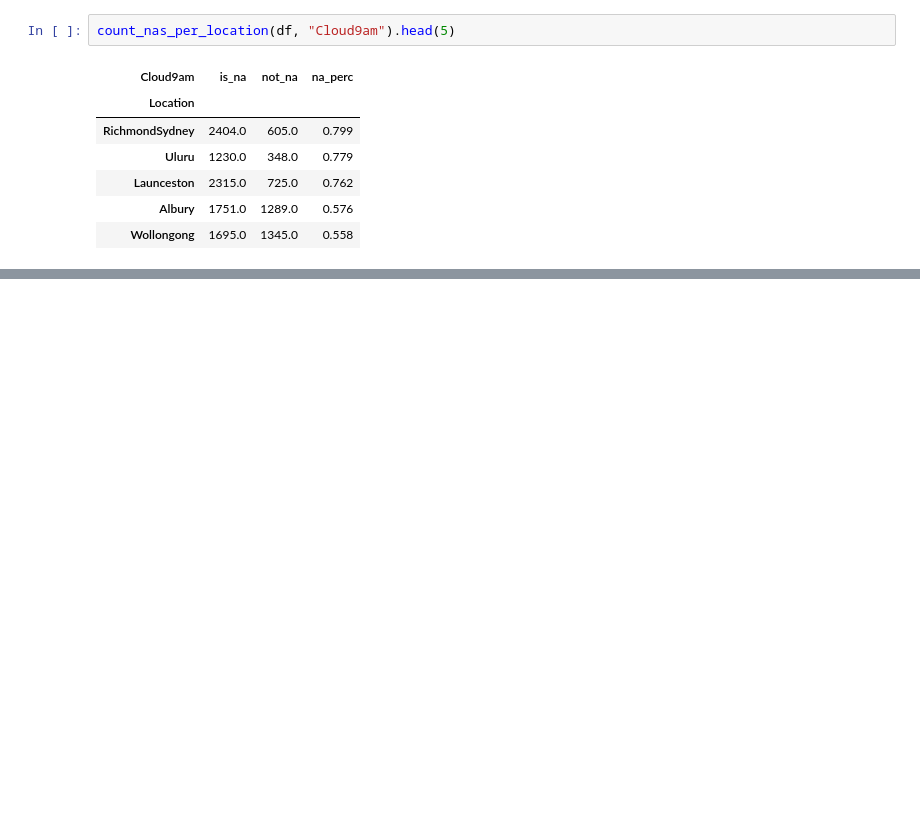
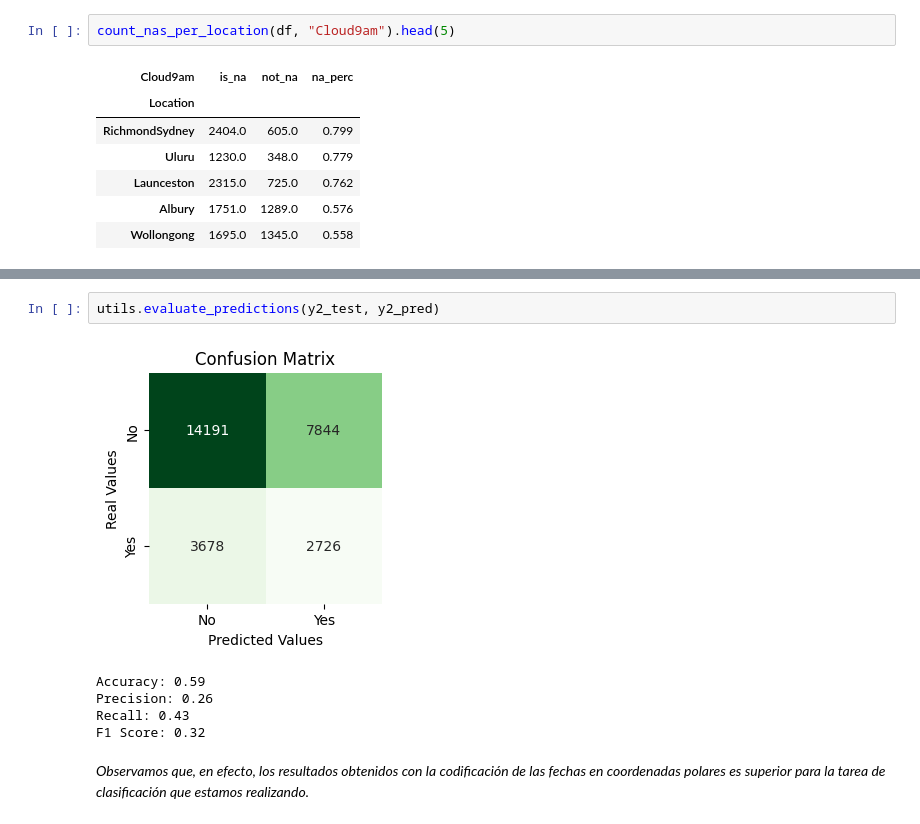
Before and after one commit to jcruz-ferreyra/aprMaqI_CEIA, a Jupyter notebook: TP/source/exploratory_analysis.ipynb, the cells around one changed output, grey strips where cells are left out. Cells and saved outputs as stored; diff of their text form; blank space fills up the shorter version.

```diff
--- a/TP/source/exploratory_analysis.ipynb
+++ b/TP/source/exploratory_analysis.ipynb
@@ -445,0 +648,10 @@ count_nas_per_location(df, "Cloud9am").head(5)
+# %%
+utils.evaluate_predictions(y2_test, y2_pred)
+# %% [output]
+[figure, added]
+Accuracy: 0.59
+Precision: 0.26
+Recall: 0.43
+F1 Score: 0.32
+# %% [markdown]
+_Observamos que, en efecto, los resultados obtenidos con la codificación de las fechas en coordenadas polares es superior para la tarea de clasificación que estamos realizando._
```
Also changed, not shown: parts of 24 cells of this notebook, 1 other file.
